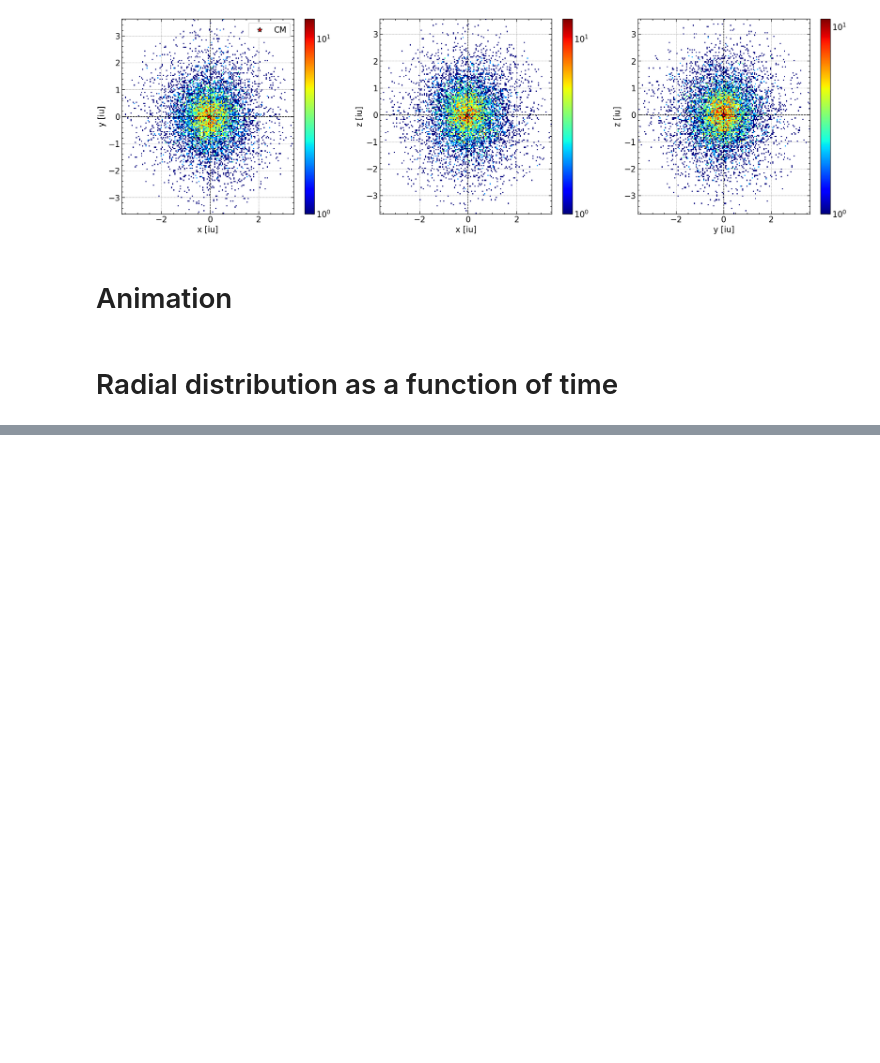
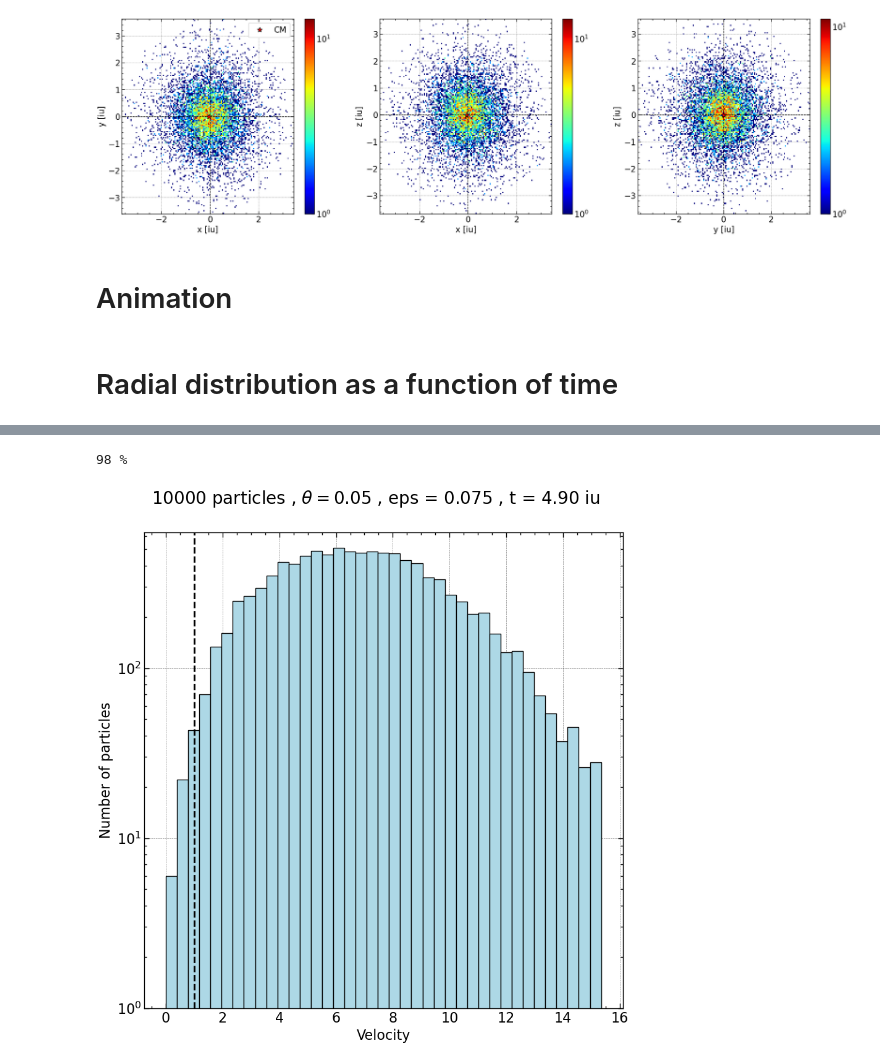
Before and after one commit to M-Bianchi/Dynamics_of_Stellar_Systems, a Jupyter notebook: treecode/plummer_plots.ipynb, the cells around one changed output, grey strips where cells are left out. Saved outputs shown, nothing was run; the diff lists cells and outputs as text; code cells hidden in the pictures; blank space fills up the shorter version.

```diff
--- a/treecode/plummer_plots.ipynb
+++ b/treecode/plummer_plots.ipynb
@@ -336,0 +342,49 @@ if animate_hist:
+# %%
+# Define radial bins
+v_bins = np.linspace(0, np.max(np.quantile(v, 0.995, axis=0)), 40)
+
+# Compute histogram of radial distances
+hist = np.zeros([len(v_bins)-1, len(v[0, :])])
+
+for i in range(len(v[0, :])):
+    hist[:, i] = np.histogram(v[:, i], bins=v_bins)[0]
+
+def Plot_Hist_v(t, v_bins):
+    hist_plot = hist[:, t]
+
+    plt.bar(v_bins[:-1], hist_plot, width=np.diff(v_bins), color='lightblue', edgecolor="black", align="edge")
+
+    plt.axvline(b, ls='--', color='black', label='r=b')
+    plt.xlabel('Velocity')
+    plt.ylabel('Number of particles')
+# %%
+animate_hist = True
+
+if animate_hist:
+    # if len(x)=N, then the animation will have N/k frames
+    k = 10
+
+    plt.rcParams['figure.figsize'] = [10 , 10]
+
+    fig, axes = plt.subplots(1, 1)
+    ax = axes
+    title = fig.suptitle(f'{N} particles , $\\theta = {theta:.2f}$ , eps = ${eps:.3f}$ , t = ${time[0]:.2f}$ iu', fontsize=20, y=0.95)
+
+    def animate(i):
+        print(math.ceil(100*i*k/len(hist[0, :])), "%", end='\r')
+
+        ax.clear()
+        ax.set_yscale('log')
+        ax.set_ylim(bottom=1)
+        title.set_text(f'{N} particles , $\\theta = {theta:.2f}$ , eps = ${eps:.3f}$ , t = ${time[k*i]:.2f}$ iu')
+
+        Plot_Hist_v(k*i, r_bins)
+
+        return fig,
+
+    writer = animation.FFMpegWriter(fps=60)
+    ani = animation.FuncAnimation(fig, animate, frames=int(len(hist[0, :])/k), interval=1, blit=True)
+    ani.save('histogram_v.gif', writer=writer, dpi=100)
+# %% [output]
+98 %
+[figure, added]
```
Also changed, not shown: parts of 3 cells of this notebook, 3 other files.
